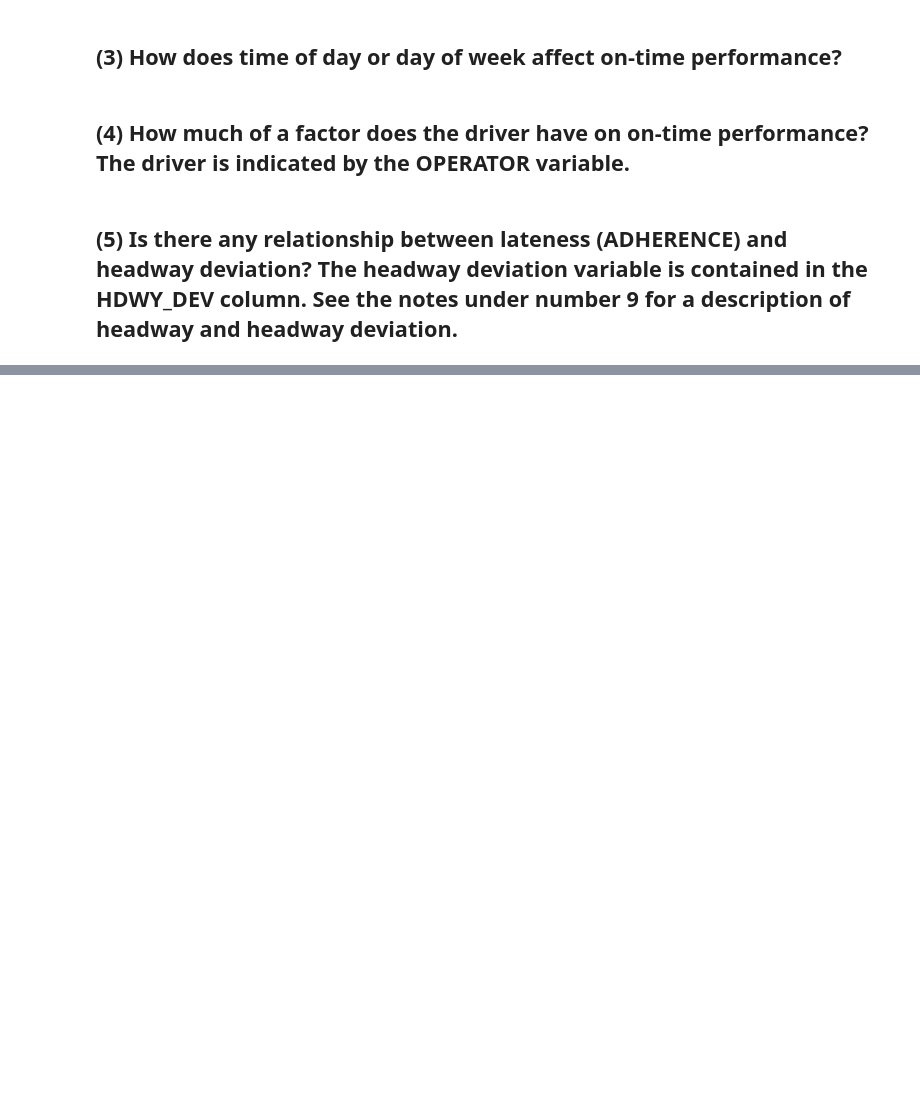
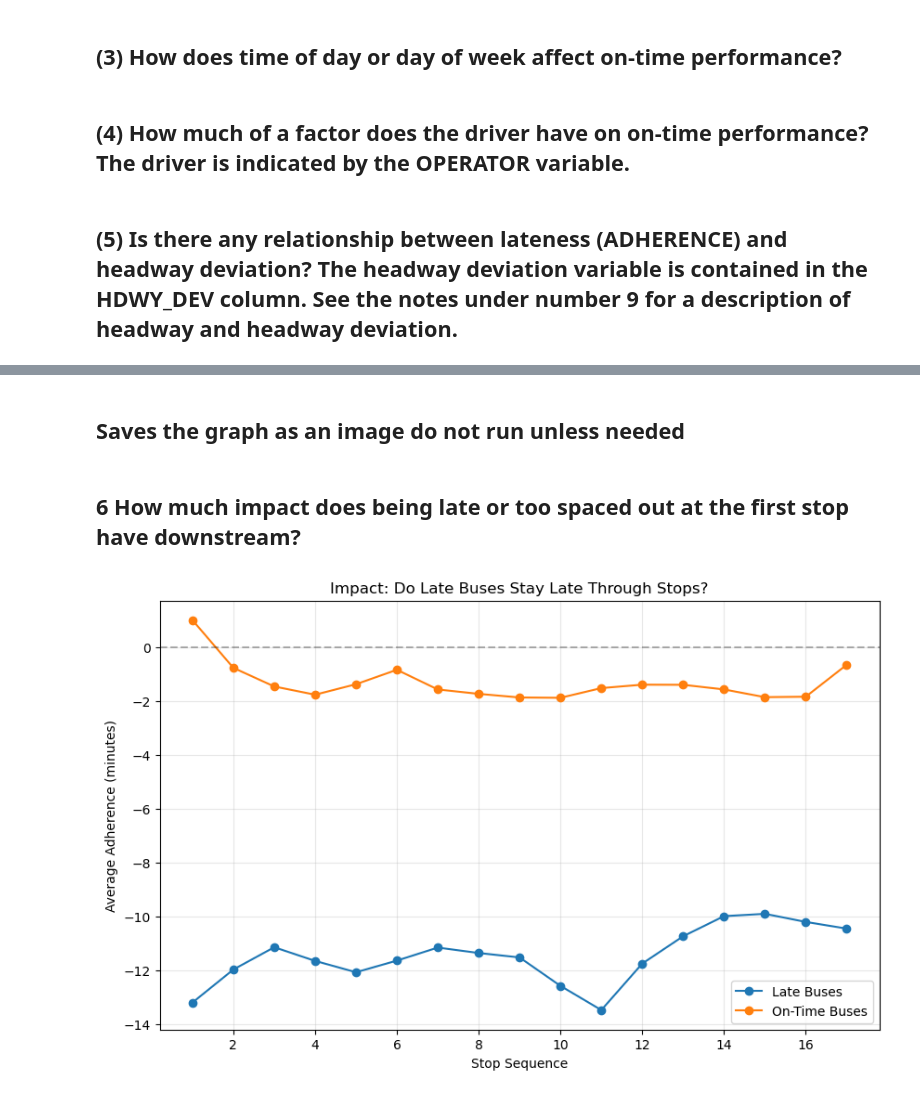
Before and after one commit to NewForce-Cohort-11-Data/wego-bus-lightyear, a Jupyter notebook: notebooks/WeGo Data Introduction.ipynb, the cells around one changed output, grey strips where cells are left out. Saved outputs shown, nothing was run; the diff lists cells and outputs as text; code cells hidden in the pictures; blank space fills up the shorter version.

```diff
--- a/notebooks/WeGo Data Introduction.ipynb
+++ b/notebooks/WeGo Data Introduction.ipynb
@@ -304,0 +363,2 @@ plt.show()
+# %% [markdown]
+## Saves the graph as an image do not run unless needed
@@ -304,0 +383,27 @@ plt.show()
+# %% [markdown]
+## 6 How much impact does being late or too spaced out at the first stop have downstream?
+# %%
+# so its asking how much impact does being late cause at the first stop
+# show a ripple effect over time if the first bus is late at the first stop
+
+relate = relate.sort_values(['TRIP_ID', 'ROUTE_STOP_SEQUENCE'])
+
+# Group by stop sequence and late status
+impact = relate.groupby(['ROUTE_STOP_SEQUENCE', 'LATE'])['ADHERENCE'].mean().reset_index()
+
+# Plot
+plt.figure(figsize=(10, 6))
+for late_status in ['Yes', 'No']:
+    data = impact[impact['LATE'] == late_status]
+    label = 'Late Buses' if late_status == 'Yes' else 'On-Time Buses'
+    plt.plot(data['ROUTE_STOP_SEQUENCE'], data['ADHERENCE'], marker='o', label=label)
+
+plt.axhline(y=0, color='black', linestyle='--', alpha=0.3)
+plt.xlabel('Stop Sequence')
+plt.ylabel('Average Adherence (minutes)')
+plt.title('Impact: Do Late Buses Stay Late Through Stops?')
+plt.legend()
+plt.grid(True, alpha=0.3)
+plt.show()
+# %% [output]
+[figure, added]
```
Also changed, not shown: parts of 15 cells of this notebook, 2 other files.
